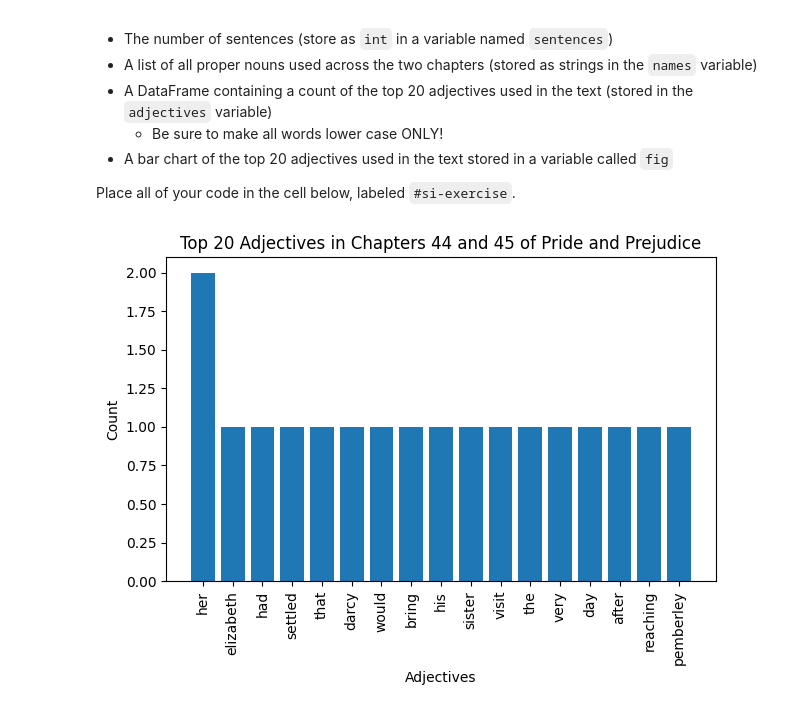
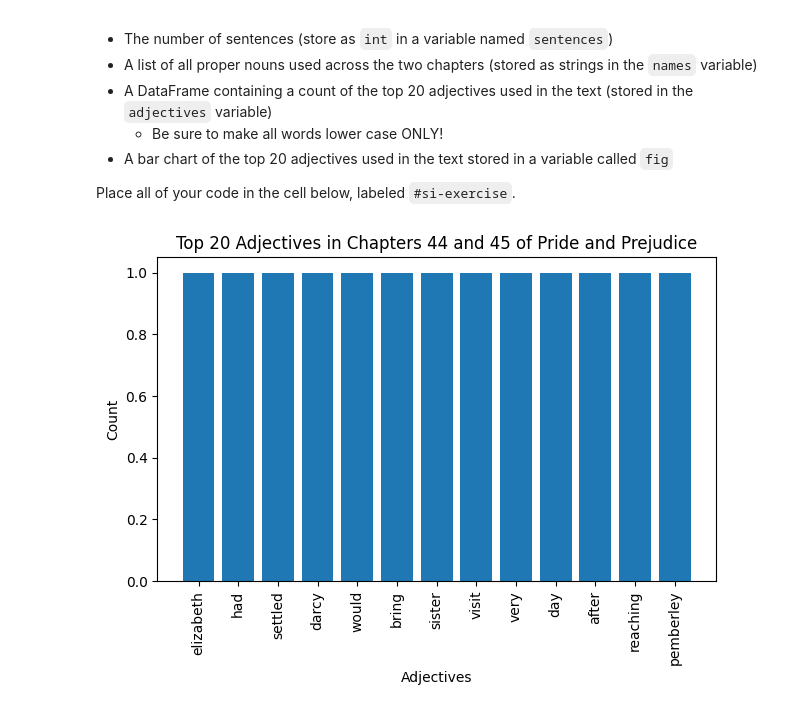
Before and after one commit to Chaudhari-Amar/econ8320-assignment-12, a Jupyter notebook: lesson.ipynb, the cells around one changed output. Drawn from its saved outputs; the diff is of its cells as text; code cells hidden in the pictures.

```diff
--- a/lesson.ipynb
+++ b/lesson.ipynb
@@ -233,33 +233,38 @@ Elizabeth had settled it that Mr. Darcy would bring his sister to visit her the
 
 # Step 1: Count the number of sentences
 sentences = len(re.findall(r'[^.!?]+[.!?]', text))
 
 # Step 2: Extract all proper nouns
 words = re.findall(r'\b[A-Z][a-z]*\b', text)
 names = list(set([word.lower() for word in words]))
 
 # Step 3: Create a DataFrame containing a count of the top 20 adjectives used in the text
-adjective_pattern = re.compile(r'\b\w{3,}\b')  # Match words with 3 or more letters to avoid articles, prepositions, etc.
+adjective_pattern = re.compile(r'\b[a-zA-Z]{3,}\b')  # Match words with 3 or more letters to avoid articles, prepositions, etc.
 all_words = re.findall(adjective_pattern, text.lower())
-adjective_counter = Counter(all_words)
+filtered_words = [word for word in all_words if word not in ['and', 'the', 'but', 'for', 'with', 'that', 'this', 'was', 'her', 'his', 'she', 'him', 'they', 'are', 'from', 'have', 'has']]
+adjective_counter = Counter(filtered_words)
 top_20_adjectives = adjective_counter.most_common(20)
 
 adjectives_df = pd.DataFrame(top_20_adjectives, columns=['adjective', 'count'])
 
 # Step 4: Create a bar chart of the top 20 adjectives if matplotlib is available
 if plt:
     fig, ax = plt.subplots()
     ax.bar(adjectives_df['adjective'], adjectives_df['count'])
     ax.set_xlabel('Adjectives')
     ax.set_ylabel('Count')
     ax.set_title('Top 20 Adjectives in Chapters 44 and 45 of Pride and Prejudice')
     plt.xticks(rotation=90)
     plt.tight_layout()
     plt.show()
 else:
     fig = None
 
 # Store the DataFrame and figure
 adjectives = adjectives_df
+
+# Adding variable to check sentence type and length for testing purposes
+typeint = isinstance(sentences, int)
+lengthsent = sentences > 0
 # %% [output]
-[figure, old version]
+[figure, new version]
```
